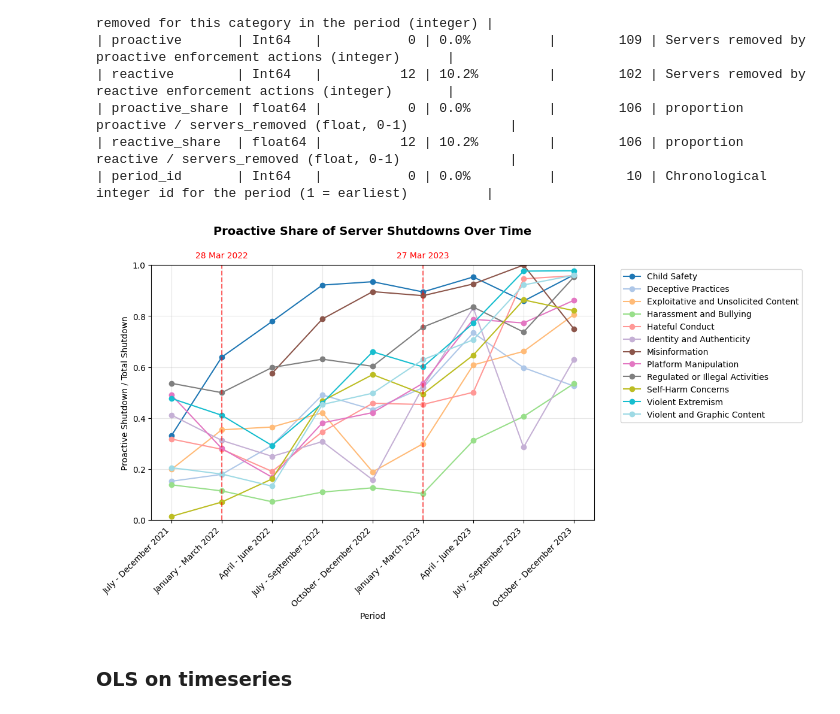
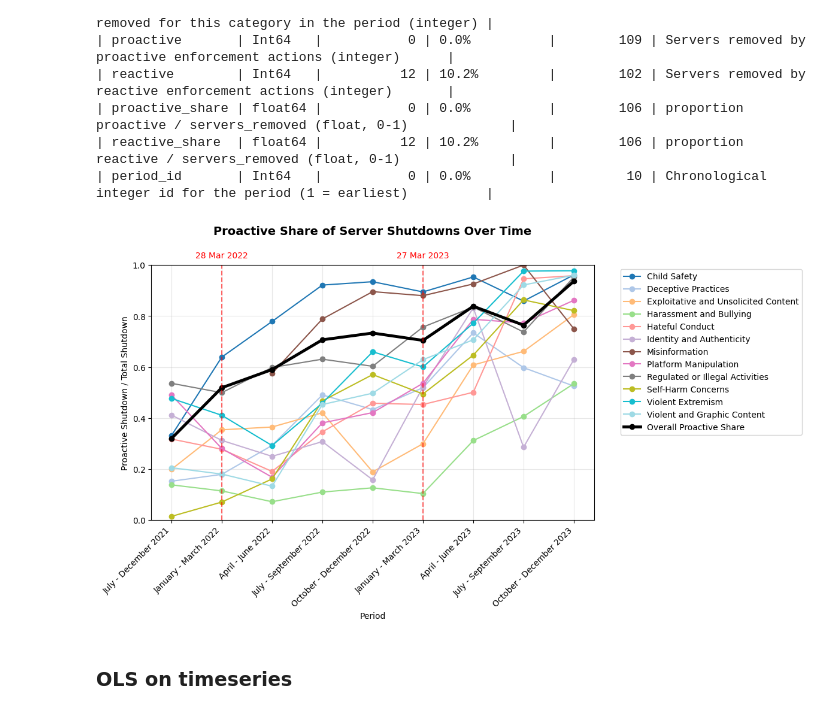
Before and after one commit to annaneliaa/discord-ccs, a Jupyter notebook: code/discord.ipynb, the cells around one changed output. Cells and saved outputs as stored; diff of their text form; code cells hidden in the pictures.

```diff
--- a/code/discord.ipynb
+++ b/code/discord.ipynb
@@ -602,12 +585,23 @@ Dataset shape:  (118, 8)
 # %%
 df = all_periods_df[all_periods_df["period"] != "January - June 2024"]
 pivot_df = df.pivot(index='period_id', columns='policy_category', values='proactive_share')
+
+# compute aggregate line indifferent of category
+agg_df = df.groupby('period_id')[['proactive', 'reactive']].sum(min_count=1)
+agg_df['proactive_share'] = agg_df['proactive'] / (agg_df['proactive'] + agg_df['reactive'])
 
 plt.figure(figsize=(12, 7))
 cmap = plt.get_cmap('tab20', len(pivot_df.columns))  # or 'tab20b', 'tab20c', 'viridis', etc.
 
 for i, col in enumerate(pivot_df.columns):
     plt.plot(pivot_df.index, pivot_df[col], marker='o', label=col, color=cmap(i))
+
+# plot aggregate line
+plt.plot(
+    agg_df.index, agg_df['proactive_share'],
+    color='black', linewidth=3.5, marker='o', linestyle='-',
+    label='Overall Proactive Share'
+)
 
 # map period_id -> original period string (preserve chronological order)
 id_to_label = (all_periods_df[['period_id', 'period']]
@@ -659,34 +653,34 @@ for ev, ev_raw in zip(updates, update_strs):
 #         start = period_dates[pid]
 #         end = period_dates[sorted_pids[i+1]] if i + 1 < len(sorted_pids) else start + pd.DateOffset(months=6)
 #         if start <= ev < end:
 #             x_pos = pid
 #             break
 #     if x_pos is None:
 #         continue
 #     plt.axvline(x=x_pos, color='tab:blue', linestyle='-.', alpha=0.7)
 #     plt.text(x_pos, 1.05, ev.strftime('%d %b %Y'), va='bottom', ha='center', transform=plt.gca().get_xaxis_transform(), color='tab:blue')
 
 # build labels for the x ticks in the same order as pivot_df.index
 handles, labels = plt.gca().get_legend_handles_labels()
 proxy_updates = Line2D([0], [0], color='r', linestyle='--', label='Updates')
 # proxy_reports = Line2D([0], [0], color='tab:blue', linestyle='-.', label='Reports')
 
 plt.title("Proactive Share of Server Shutdowns Over Time", fontsize=14, weight='bold', y=1.1)
 plt.xlabel("Period")
 plt.ylabel("Proactive Shutdown / Total Shutdown")
 # map period id back to original period strings for x-ticks
 xtick_labels = [id_to_label.get(pid, str(pid)) for pid in pivot_df.index]
 plt.xticks(ticks=pivot_df.index, labels=xtick_labels, rotation=45, ha='right', fontsize=10)
 plt.ylim(0, 1)
 plt.legend(handles=handles + [proxy_updates], bbox_to_anchor=(1.05, 1), loc='upper left')
 plt.legend(bbox_to_anchor=(1.05, 1), loc='upper left')
 plt.grid(alpha=0.3)
 plt.tight_layout()
 
 plt.savefig(os.path.join(output_dir, "discord_proactive_share_over_time.png"), dpi=300)
 plt.show()
 # %% [output]
-[figure, old version]
+[figure, new version]
 # %% [markdown]
 ### OLS on timeseries
 # %%
```
Also changed, not shown: parts of 2 cells of this notebook.
